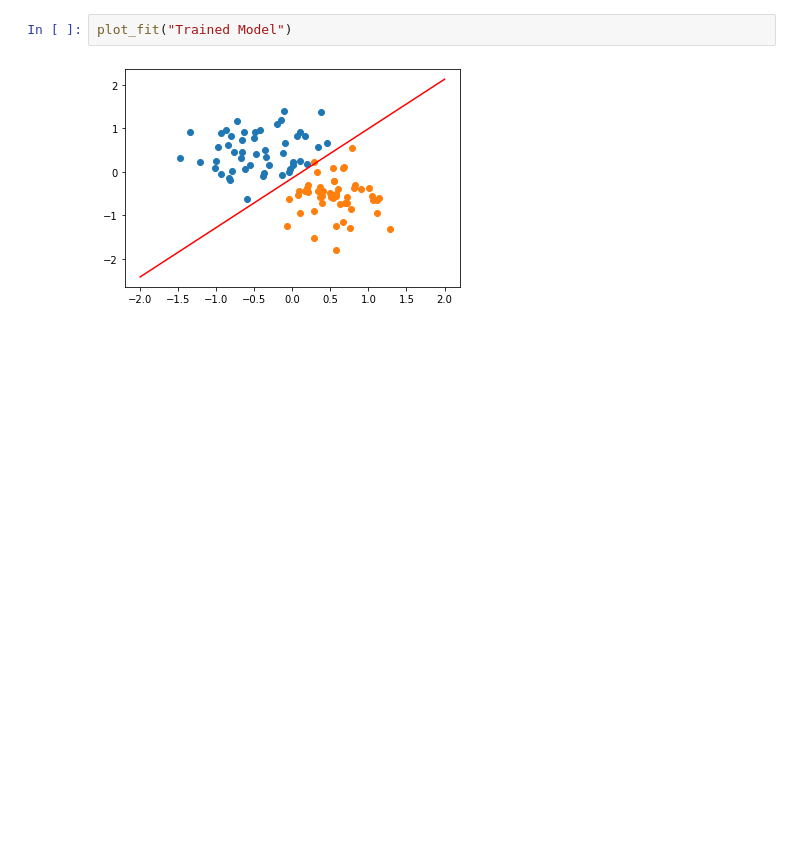
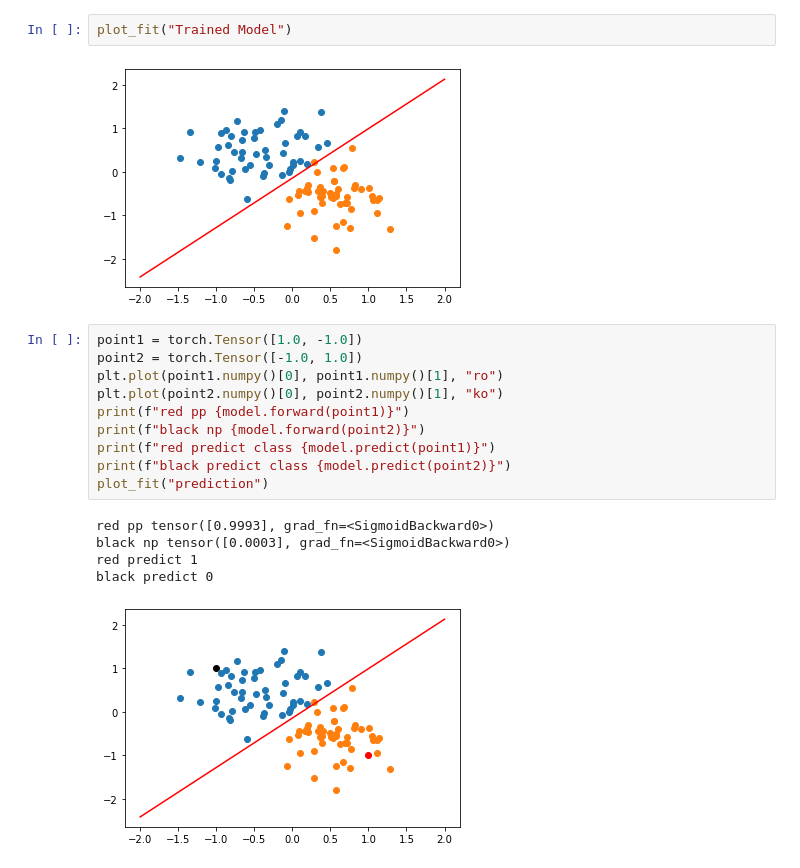
Before and after one commit to sam2332/Some-Notebooks, a Jupyter notebook: Machine Learning/pyTorch/course/Perceptions/Perceptitron.ipynb, the cells around one changed output. Cells and saved outputs as stored; diff of their text form; blank space fills up the shorter version.

```diff
--- a/Machine Learning/pyTorch/course/Perceptions/Perceptitron.ipynb
+++ b/Machine Learning/pyTorch/course/Perceptions/Perceptitron.ipynb
@@ -106,3 +113,19 @@ Text(0.5, 0, 'Epoc')
 plot_fit("Trained Model")
 # %% [output]
 [figure]
+# %%
+point1 = torch.Tensor([1.0, -1.0])
+point2 = torch.Tensor([-1.0, 1.0])
+plt.plot(point1.numpy()[0], point1.numpy()[1], "ro")
+plt.plot(point2.numpy()[0], point2.numpy()[1], "ko")
+print(f"red pp {model.forward(point1)}")
+print(f"black np {model.forward(point2)}")
+print(f"red predict class {model.predict(point1)}")
+print(f"black predict class {model.predict(point2)}")
+plot_fit("prediction")
+# %% [output]
+red pp tensor([0.9993], grad_fn=<SigmoidBackward0>)
+black np tensor([0.0003], grad_fn=<SigmoidBackward0>)
+red predict 1
+black predict 0
+[figure, added]
```
Also changed, not shown: parts of 1 cell of this notebook.
